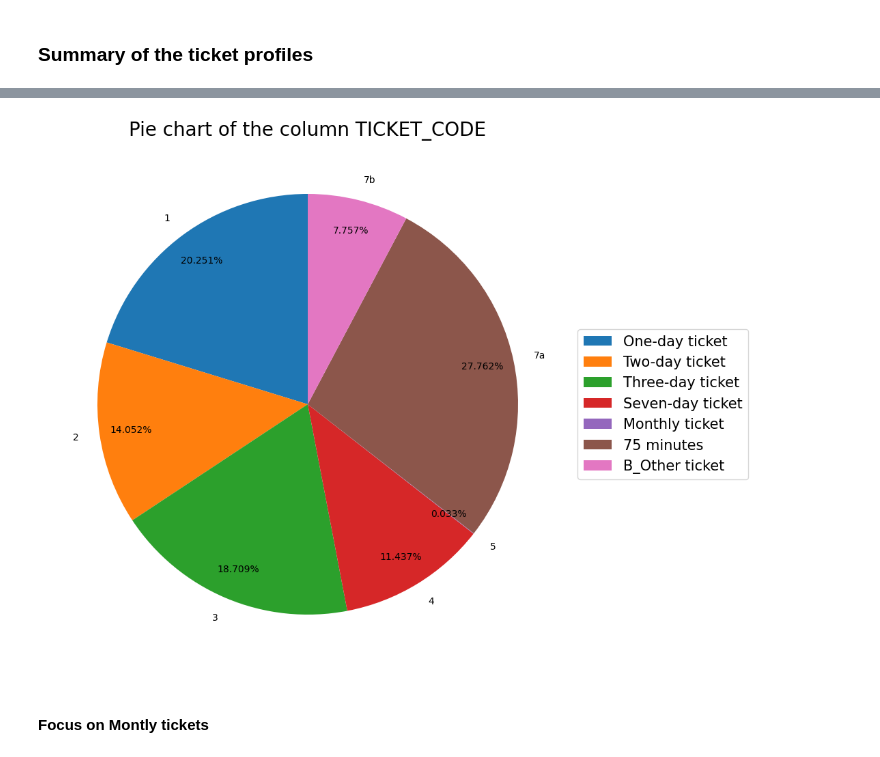
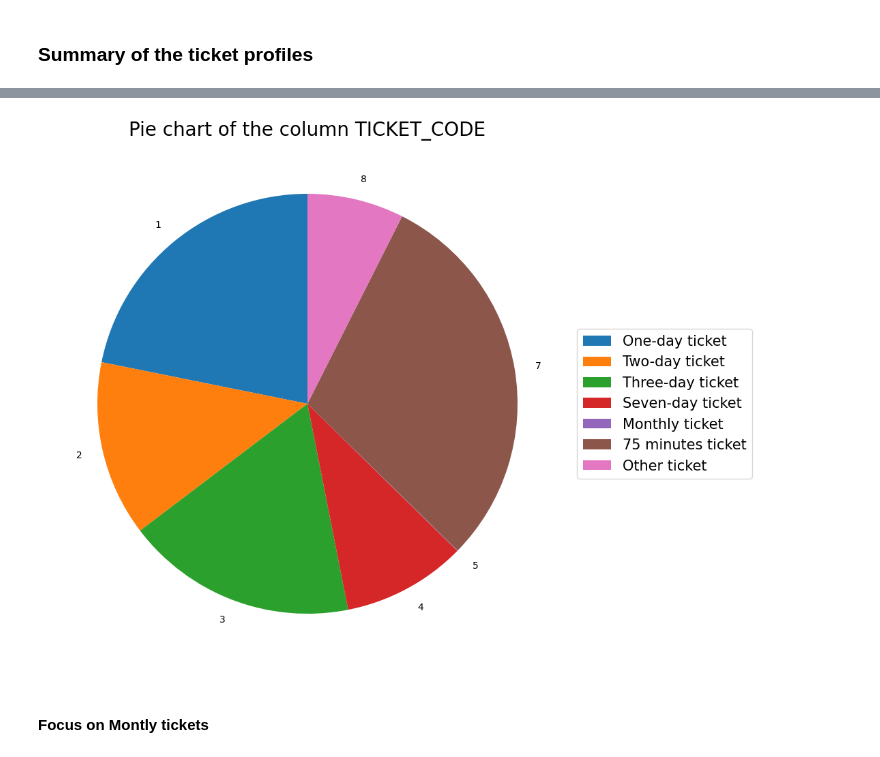
Before and after one commit to matteograzioso1/Tirocinio-Progetto-MASTER, a Jupyter notebook: Notebook 1_a.ipynb, the cells around one changed output, grey strips where cells are left out. Saved outputs shown, nothing was run; the diff lists cells and outputs as text; code cells hidden in the pictures.

```diff
--- a/Notebook 1_a.ipynb
+++ b/Notebook 1_a.ipynb
@@ -551,0 +595,3 @@ df.loc[df['DESCRIZIONE_TITOLO'].str.contains('annuale|365|year|yearly|ann|Annual
+# %%
+# Populate the column 'TICKET_CODE' with the code of the ticket profile according to the ticket type and the ticket validity
+df.loc[df['DESCRIZIONE_TITOLO'].str.contains('OVER 75|OVER75|PENSIONATI'), 'TICKET_CODE'] = '6-RET'
@@ -552,3 +607,6 @@ df.loc[df['DESCRIZIONE_TITOLO'].str.contains('annuale|365|year|yearly|ann|Annual
+# %%
+# Populate the column 'TICKET_CODE' with the code of the ticket profile according to the ticket type and the ticket validity
+df.loc[(df['DESCRIZIONE_TITOLO'].str.contains('STUDENTE|STUD|STUD')) & ~ (df['TICKET_CODE'].isin(['5-STUD', '6-STUD'])), 'TICKET_CODE'] = '6-STUD'
 # %%
 # TICKET_CODE = 6: Information about annual tickets
 print("The number of annual tickets is: ", df[df['TICKET_CODE'] == '6'].shape[0])
@@ -582,5 +649,5 @@ PeopleMover+Bus+Tram 75'carnet       53
 Name: DESCRIZIONE_TITOLO, dtype: int64
 # %%
 # Populate the column 'TICKET_CODE' with the code of the ticket profile according to the ticket type and the ticket validity
-df.loc[df['DESCRIZIONE_TITOLO'].str.contains('75'), 'TICKET_CODE'] = '7a'
+df.loc[df['DESCRIZIONE_TITOLO'].str.contains('75\'|75MIN|75 MIN'), 'TICKET_CODE'] = '7'
 # %%
@@ -643,6 +715,6 @@ Extra tratta 6 TVM                   1
 Name: DESCRIZIONE_TITOLO, dtype: int64
 # %%
 # Populate the column 'TICKET_CODE' with the code of the ticket profile according to the ticket type and the ticket validity
-df.loc[~df['TICKET_CODE'].isin(['1','2','3','4','5','6', '7a']), 'TICKET_CODE'] = '7b'
+df.loc[~df['TICKET_CODE'].isin(['1','2','3','4','5','5-STUD','5-WKRS','5-RET','6','6-STUD','6-WKRS','6-RET','7']), 'TICKET_CODE'] = '8'
 # %%
 # TICKET_CODE = 7b: Information about other tickets
@@ -732,17 +809,17 @@ plt.show()
 # %%
 # Plot a pie chart of the column 'TICKET_CODE'
 fig, ax = plt.subplots(figsize=(20,10))
-df['TICKET_CODE'].value_counts().sort_index().plot.pie(autopct='%1.3f%%', startangle=90, pctdistance=0.85, labeldistance=1.1)
+df['TICKET_CODE'].value_counts().sort_index().plot.pie(startangle=90)
 
 # Add the name of the ticket profile on the pie chart
 plt.legend(labels=df['TICKET_CODE'].value_counts().sort_index().rename(dict_tickets).index, loc='center left', bbox_to_anchor=(1, 0, 0.5, 1), fontsize=15)
 
 plt.title('Pie chart of the column TICKET_CODE', fontsize=20)
 plt.ylabel('')
 fig.patch.set_facecolor('white')
 plt.show()
 # %% [output]
-[figure, old version]
+[figure, new version]
 # %% [markdown]
 #### Focus on Montly tickets
 # %%
```
Also changed, not shown: parts of 55 cells of this notebook, 1 other file.
